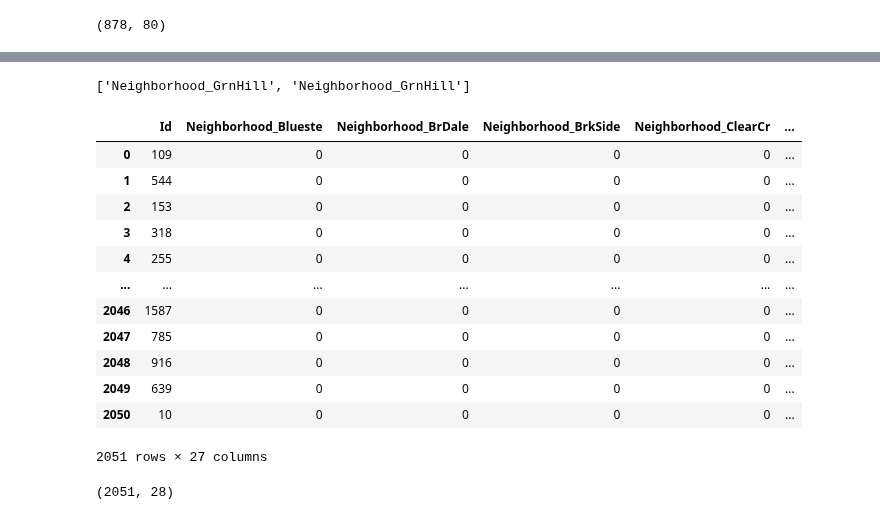
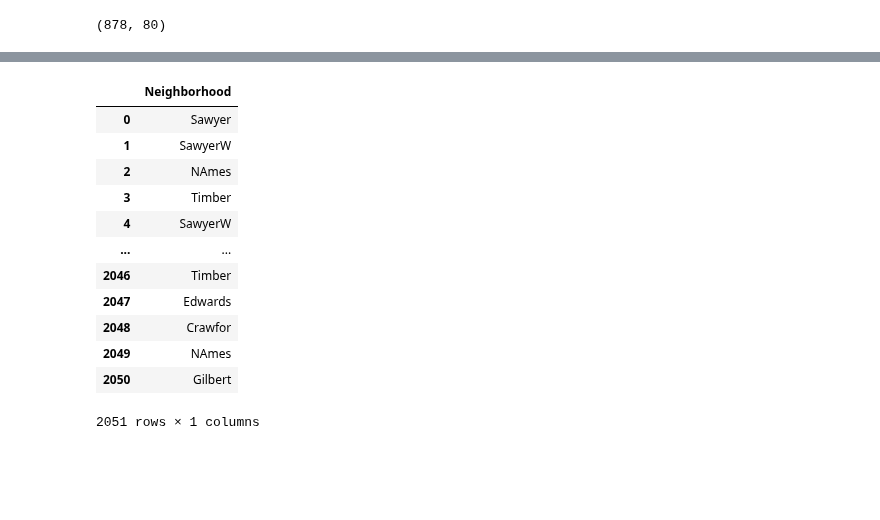
Before and after one commit to amcurley/GA_projects, a Jupyter notebook: Projects/project_2-master/Function_Clean.ipynb, the cells around one changed output, grey strips where cells are left out. Drawn from its saved outputs; the diff is of its cells as text; code cells hidden in the pictures; blank space fills up the shorter version.

```diff
--- a/Projects/project_2-master/Function_Clean.ipynb
+++ b/Projects/project_2-master/Function_Clean.ipynb
@@ -65,24 +47,4 @@ Neighborhood_GrnHill
 # %%
-[xi for n in n for n in new_list]
+# [xi for n in n for n in new_list]
-# %% [output]
-['Neighborhood_GrnHill', 'Neighborhood_GrnHill']
 # %%
-train_new.drop(columns=[[xi for n in n for n in new_list][0], [xi for n in n for n in new_list][1]])
+# train_new.drop(columns=[[xi for n in n for n in new_list][0], [xi for n in n for n in new_list][1]])
-# %% [output]
-|  | Id | Neighborhood_Blueste | Neighborhood_BrDale | Neighborhood_BrkSide | Neighborhood_ClearCr | ... |
-| 0 | 109 | 0 | 0 | 0 | 0 | ... |
-| 1 | 544 | 0 | 0 | 0 | 0 | ... |
-| 2 | 153 | 0 | 0 | 0 | 0 | ... |
-| 3 | 318 | 0 | 0 | 0 | 0 | ... |
-| 4 | 255 | 0 | 0 | 0 | 0 | ... |
-| ... | ... | ... | ... | ... | ... | ... |
-| 2046 | 1587 | 0 | 0 | 0 | 0 | ... |
-| 2047 | 785 | 0 | 0 | 0 | 0 | ... |
-| 2048 | 916 | 0 | 0 | 0 | 0 | ... |
-| 2049 | 639 | 0 | 0 | 0 | 0 | ... |
-| 2050 | 10 | 0 | 0 | 0 | 0 | ... |
-2051 rows × 27 columns
-# %%
-train_new.shape
-# %% [output]
-(2051, 28)
@@ -108,0 +51,16 @@ def clean_the_dfs(train, test):
+# %%
+train_df
+# %% [output]
+|  | Neighborhood |
+| 0 | Sawyer |
+| 1 | SawyerW |
+| 2 | NAmes |
+| 3 | Timber |
+| 4 | SawyerW |
+| ... | ... |
+| 2046 | Timber |
+| 2047 | Edwards |
+| 2048 | Crawfor |
+| 2049 | NAmes |
+| 2050 | Gilbert |
+2051 rows × 1 columns
```
Also changed, not shown: parts of 14 cells of this notebook, 1 other file.
